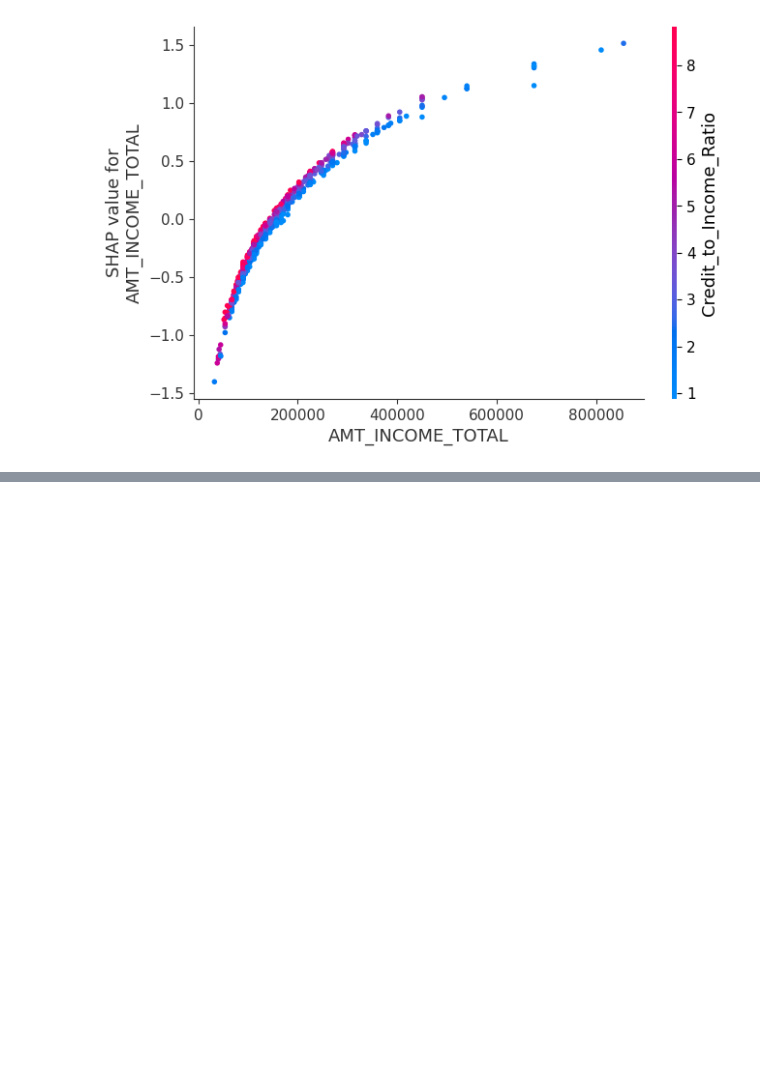
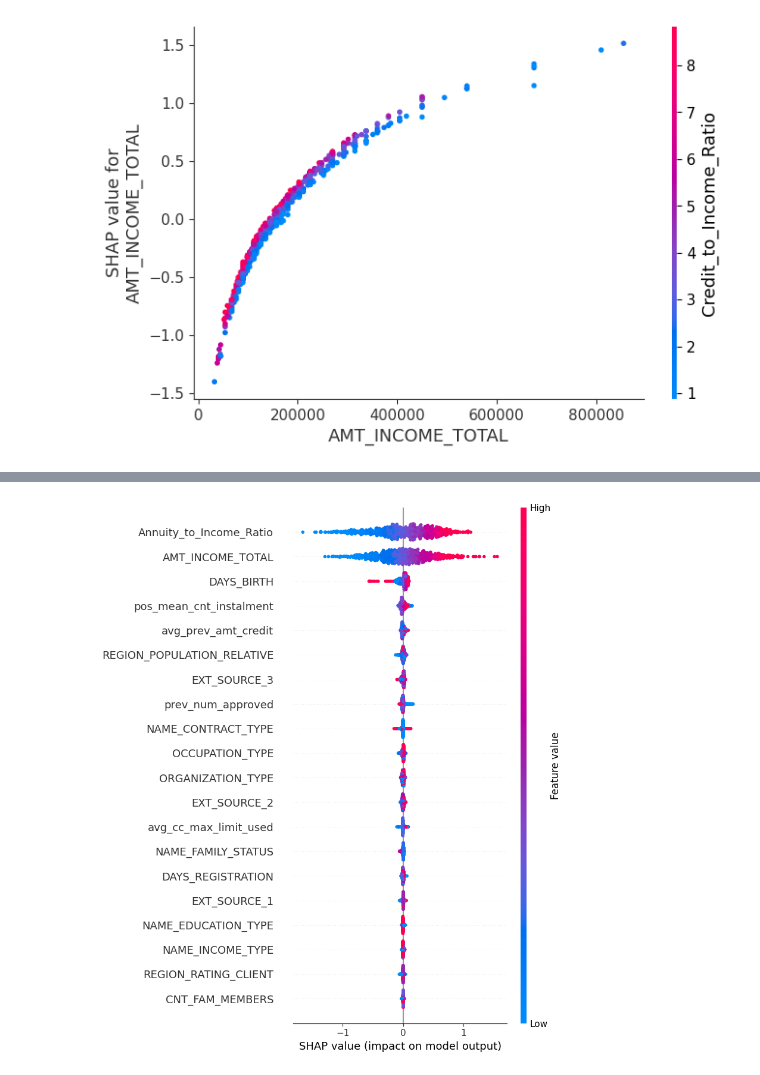
Before and after one commit to Parvrajchauhan/fintech-loan-predictor, a Jupyter notebook: Notebooks/Regression.ipynb, the cells around one changed output, grey strips where cells are left out. Cells and saved outputs as stored; diff of their text form; code cells hidden in the pictures; blank space fills up the shorter version.

```diff
--- a/Notebooks/Regression.ipynb
+++ b/Notebooks/Regression.ipynb
@@ -390,5 +343,6 @@ Predicted loan range: $47847 to $2905033
 # %%
 # Segment analysis
+preds= predict_segmented(X_val)
 loan_sizes = np.expm1(y)  # Your actual loans
 errors = np.abs(np.expm1(preds) - np.expm1(y_val))
 
@@ -744,0 +982,4 @@ shap.dependence_plot(
+# %%
+X_train, X_val, y_train, y_val = train_test_split(
+    X, y, test_size=0.25, random_state=42
+)
@@ -744,0 +1001,35 @@ shap.dependence_plot(
+# %%
+mlflow.set_experiment("loan_amount_regression")
+mlflow.set_tracking_uri("http://127.0.0.1:5000/")
+with mlflow.start_run():
+    model4.fit(
+    X_train,
+    y_train,
+    eval_set=[(X_val, y_val)],
+)
+
+    preds = model4.predict(X_val)
+
+    mae = np.mean(np.abs(np.expm1(preds) - np.expm1(y_val)))
+    rmse = np.sqrt(np.mean((np.expm1(preds) - np.expm1(y_val)) ** 2))
+    mape = np.mean(np.abs((np.expm1(y_val) - np.expm1(preds)) / np.expm1(y_val))) * 100
+
+    mlflow.log_metric("RMSE", rmse)
+
+    mlflow.log_metric("MAE", mae)
+    mlflow.log_metric("MAPE", mape)
+    mlflow.log_param("model_type", "LIGHTGBMRegressor")
+    for param_name, param_value in model4.get_params().items():
+        if param_value is not None:
+            mlflow.log_param(param_name, param_value)
+
+    mlflow.log_param("features_count", X.shape[1])
+
+    mlflow.lightgbm.log_model(
+        model4,
+        artifact_path="model"
+    )
+
+    print("MAE:", mae)
+    print("RMSE:", rmse)
+    print("MAPE:", mape)
@@ -744,0 +1091,7 @@ shap.dependence_plot(
+# %%
+X_shap = X_val.sample(1000, random_state=42)
+explainer = shap.TreeExplainer(model4)
+shap_values = explainer.shap_values(X_shap)
+shap.summary_plot(shap_values, X_shap)
+# %% [output]
+[figure, added]
```
Also changed, not shown: parts of 39 cells of this notebook, 16 other files.
